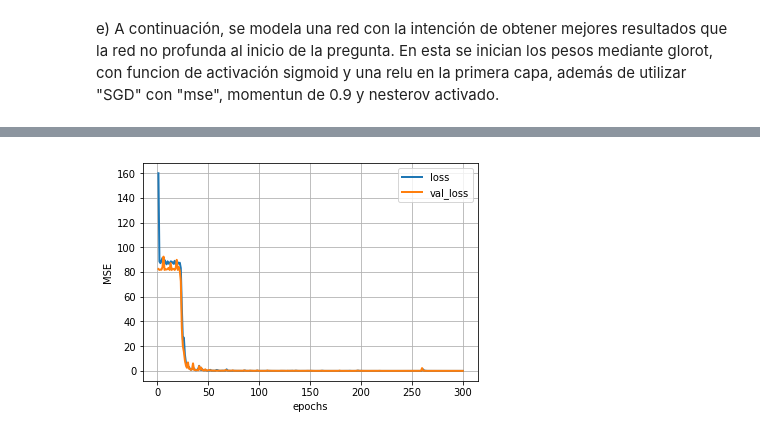
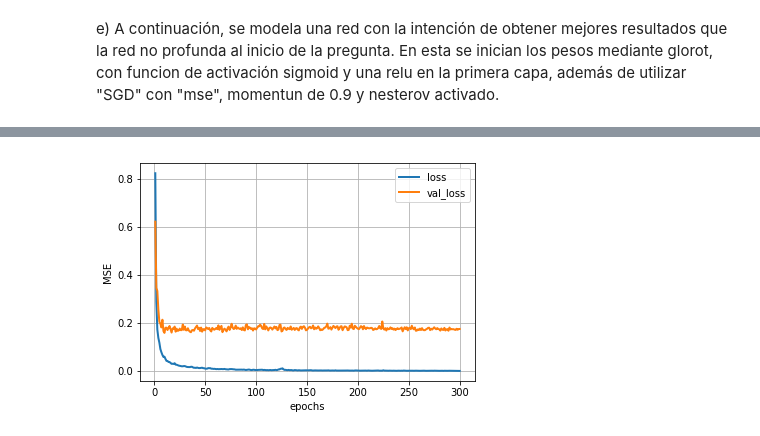
Before and after one commit to eduborgono/RedesNeuronales, a Jupyter notebook: Tarea 1/Pregunta 2.ipynb, the cells around one changed output, grey strips where cells are left out. Cells and saved outputs as stored; diff of their text form; code cells hidden in the pictures.

```diff
--- a/Tarea 1/Pregunta 2.ipynb
+++ b/Tarea 1/Pregunta 2.ipynb
@@ -17,9 +17,9 @@ df.describe()
 from sklearn.preprocessing import StandardScaler
 scaler = StandardScaler().fit(df_train)
 X_train_scaled = pd.DataFrame(scaler.transform(df_train),columns=df_train.columns) # normaliza datos
-y_train = df_train.pop('MEDV').values.reshape(-1,1)
+y_train = X_train_scaled.pop('MEDV').values.reshape(-1,1)
 X_test_scaled = pd.DataFrame(scaler.transform(df_test),columns=df_test.columns) # normaliza datos
-y_test = df_test.pop('MEDV').values.reshape(-1,1)
+y_test = X_test_scaled.pop('MEDV').values.reshape(-1,1)
 # %% [output]
 <class 'pandas.core.frame.DataFrame'>
 RangeIndex: 506 entries, 0 to 505
@@ -113,0 +113,15 @@ Comparacion de ambos gradientes:
+# %%
+listaloss = []
+listaval = []
+for i in range(300):
+    listaloss.append(hist.history['loss'][i])
+    listaval.append(hist.history['val_loss'][i])
+
+plt.plot(range(301)[1:],listaloss,label='loss', linewidth=2)
+plt.plot(range(301)[1:],listaval,label='val_loss', linewidth=2)
+
+plt.legend(['loss', 'val_loss'])
+plt.ylabel('MSE')
+plt.xlabel('epochs')
+plt.grid(1)
+plt.show()
@@ -588,10 +602,10 @@ e) A continuación, se modela una red con la intención de obtener mejores resul
 # %%
 model = Sequential()
 model.add(Dense(400, input_dim=X_train_scaled.shape[1], kernel_initializer='glorot_uniform',activation='relu'))
-model.add(Dense(200, kernel_initializer='glorot_uniform',activation='sigmoid'))
-model.add(Dense(100,  kernel_initializer='glorot_uniform',activation='sigmoid'))
-model.add(Dense(50, kernel_initializer='glorot_uniform',activation='sigmoid'))
-model.add(Dense(25, kernel_initializer='glorot_uniform',activation='sigmoid'))
+model.add(Dense(200, kernel_initializer='glorot_uniform',activation='relu'))
+model.add(Dense(100,  kernel_initializer='glorot_uniform',activation='relu'))
+model.add(Dense(50, kernel_initializer='glorot_uniform',activation='relu'))
+model.add(Dense(25, kernel_initializer='glorot_uniform',activation='relu'))
 model.add(Dense(1, kernel_initializer='glorot_uniform',activation='linear'))
 sgd = SGD(lr=0.01, momentum=0.9, nesterov=True)
 model.compile(optimizer=sgd,loss='mean_squared_error')
@@ -651,4 +665,4 @@ Epoch 300/300
-[figure, old version]
+[figure, new version]
 # %%
 print("Gradientes antes de entrenar(ultima capa oculta):")
 plt.hist(evaluated_gradients[9])
```
Also changed, not shown: parts of 43 cells of this notebook.
